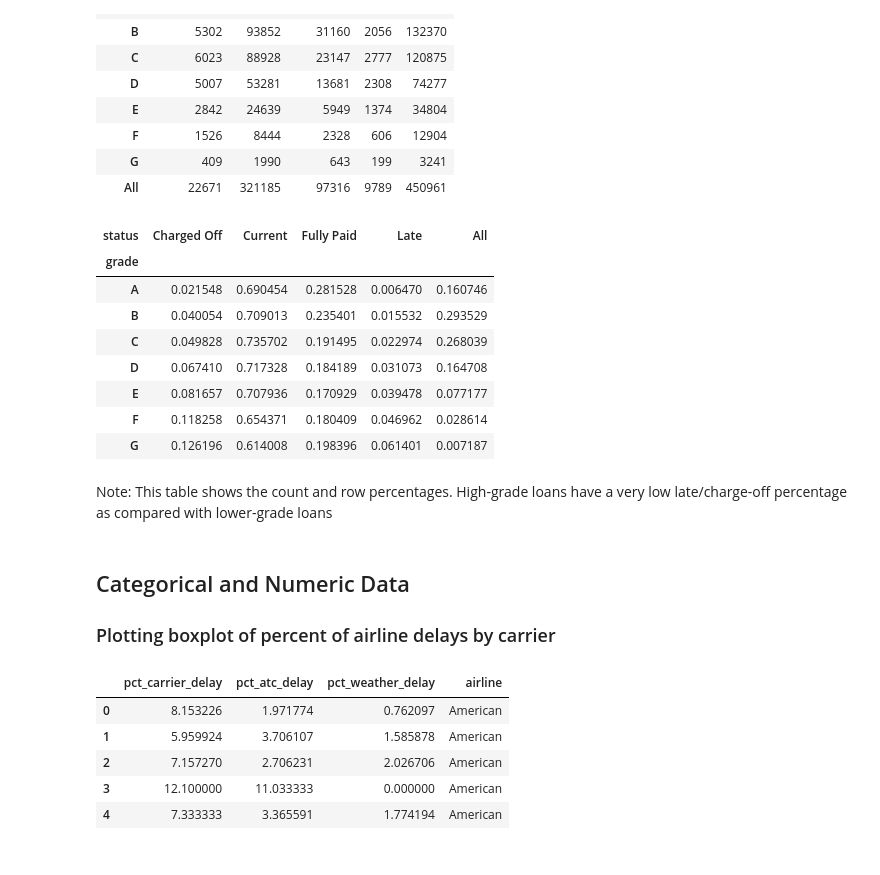
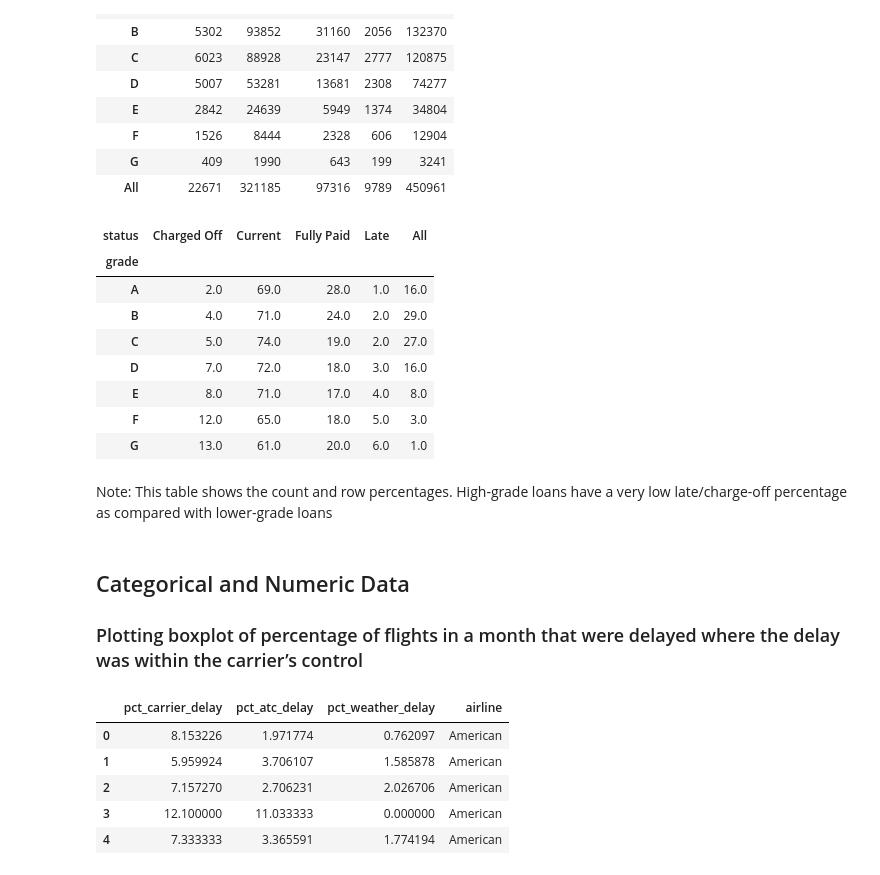
Before and after one commit to beauvilerobed/statistics-for-data-science, a Jupyter notebook: 1_ExploratoryDataAnalysis.ipynb, the cells around one changed output. Drawn from its saved outputs; the diff is of its cells as text; code cells hidden in the pictures.

```diff
--- a/1_ExploratoryDataAnalysis.ipynb
+++ b/1_ExploratoryDataAnalysis.ipynb
@@ -542,26 +579,26 @@ crosstab
 | All | 22671 | 321185 | 97316 | 9789 | 450961 |
 # %%
 df = crosstab.loc['A': 'G', :].copy()
-df.loc[:, 'Charged Off':'Late'] = df.loc[:, 'Charged Off':'Late'].div(df['All'], axis=0)
-df['All'] = df['All']/sum(df['All'])
+df.loc[:, 'Charged Off':'Late'] = round(100*df.loc[:, 'Charged Off':'Late'].div(df['All'], axis=0))
+df['All'] = round(100*df['All']/sum(df['All']))
 perc_crosstab = df
 perc_crosstab
 # %% [output]
 | status | Charged Off | Current | Fully Paid | Late | All |
 | grade |  |  |  |  |  |
-| A | 0.021548 | 0.690454 | 0.281528 | 0.006470 | 0.160746 |
-| B | 0.040054 | 0.709013 | 0.235401 | 0.015532 | 0.293529 |
-| C | 0.049828 | 0.735702 | 0.191495 | 0.022974 | 0.268039 |
-| D | 0.067410 | 0.717328 | 0.184189 | 0.031073 | 0.164708 |
-| E | 0.081657 | 0.707936 | 0.170929 | 0.039478 | 0.077177 |
-| F | 0.118258 | 0.654371 | 0.180409 | 0.046962 | 0.028614 |
-| G | 0.126196 | 0.614008 | 0.198396 | 0.061401 | 0.007187 |
+| A | 2.0 | 69.0 | 28.0 | 1.0 | 16.0 |
+| B | 4.0 | 71.0 | 24.0 | 2.0 | 29.0 |
+| C | 5.0 | 74.0 | 19.0 | 2.0 | 27.0 |
+| D | 7.0 | 72.0 | 18.0 | 3.0 | 16.0 |
+| E | 8.0 | 71.0 | 17.0 | 4.0 | 8.0 |
+| F | 12.0 | 65.0 | 18.0 | 5.0 | 3.0 |
+| G | 13.0 | 61.0 | 20.0 | 6.0 | 1.0 |
 # %% [markdown]
 Note: This table shows the count and row percentages. High-grade loans have a very low late/charge-off percentage as compared with lower-grade loans
 # %% [markdown]
 ## Categorical and Numeric Data
 
-### Plotting boxplot of percent of airline delays by carrier
+### Plotting boxplot of percentage of flights in a month that were delayed where the delay was within the carrier’s control
 # %%
 airline_stats = pd.read_csv(AIRLINE_STATS)
 airline_stats.head()
```
Also changed, not shown: parts of 16 cells of this notebook.
